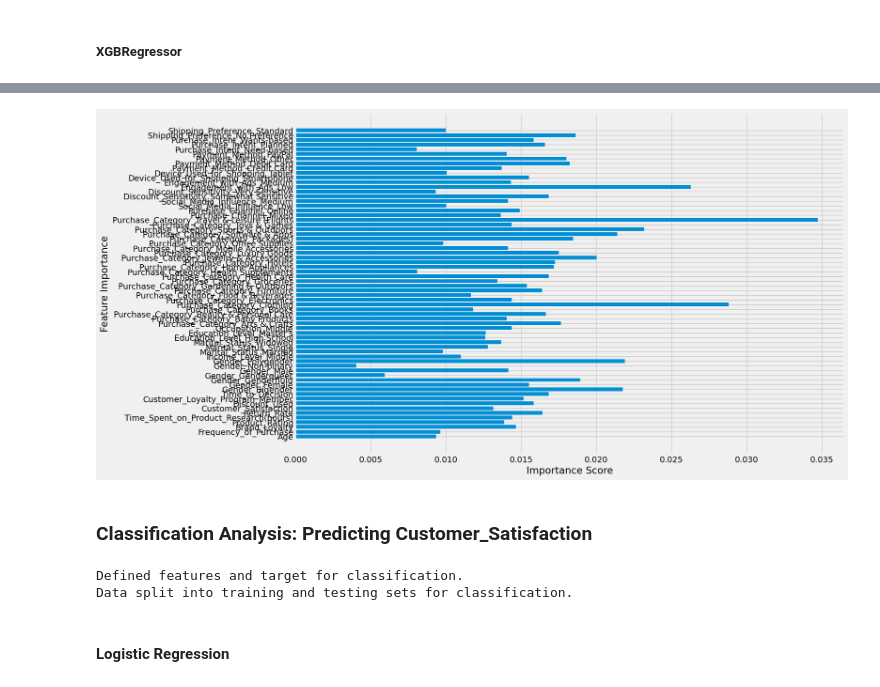
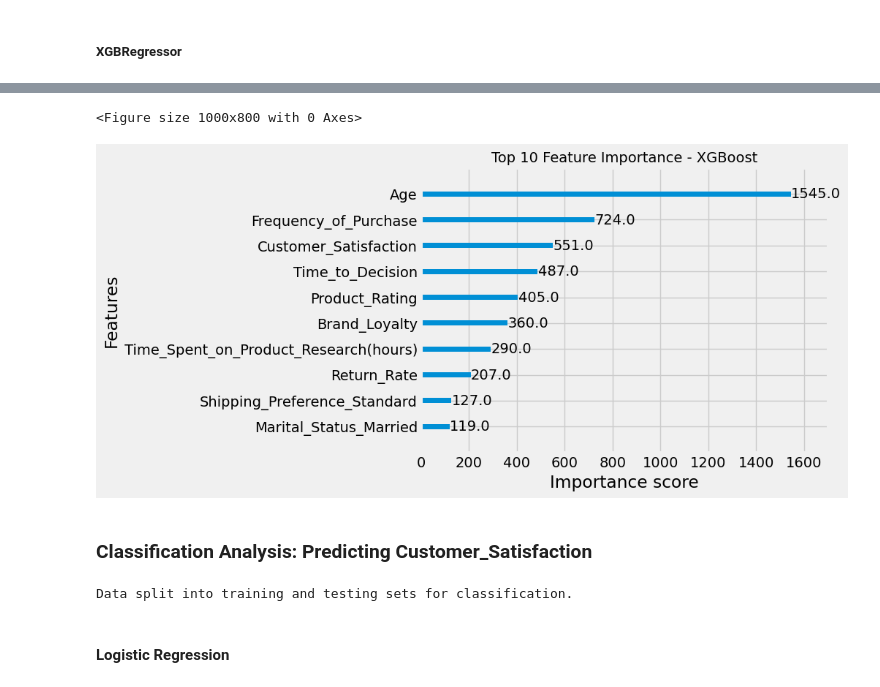
Before and after one commit to codeteme/IDS706_ConsumerBehavior_Analysis, a Jupyter notebook: src/main.ipynb, the cells around one changed output, grey strips where cells are left out. Cells and saved outputs as stored; diff of their text form; code cells hidden in the pictures.

```diff
--- a/src/main.ipynb
+++ b/src/main.ipynb
@@ -77,0 +108,3 @@ assert data["Purchase_Amount"].dtype == "float64"
+# %%
+# convert to datatime
+data["Time_of_Purchase"] = pd.to_datetime(data["Time_of_Purchase"], errors="coerce")
@@ -146,13 +208,16 @@ plt.show()
 # %% [markdown]
 ### Data Transformation & Feature Engineering
 # %%
+# Drop irrelevant columns
+object_cols = data.select_dtypes(include=["object", "datetime64[ns]"]).columns.tolist()
+data = data.drop(object_cols, axis=1)
+
+# Categorical feature counts
+string_cols = data.select_dtypes(include=["category"]).columns.tolist()
+
 # One-hot encode categorical features
-cols_to_onehot = (
-    data[string_cols]
-    .drop(["Customer_ID", "Time_of_Purchase", "Location"], axis=1)
-    .columns.tolist()
-)
-data_encoded = pd.get_dummies(data, columns=cols_to_onehot, drop_first=True)
+cols_to_onehot = data[string_cols].columns.tolist()
+data = pd.get_dummies(data, columns=cols_to_onehot, drop_first=True)
 print("Categorical columns have been one-hot encoded.")
 # %% [output]
 Categorical columns have been one-hot encoded.
@@ -185,11 +249,15 @@ Data split into training and testing sets for regression.
 ##### Linear Regression
 # %%
 # Linear Regression Model
-reg = LinearRegression().fit(X_train_reg, y_train_reg)
+reg = LinearRegression()
+reg.fit(X_train_reg, y_train_reg)
 y_pred_reg_lin = reg.predict(X_test_reg)
+
 mse_lin = mean_squared_error(y_test_reg, y_pred_reg_lin)
 rmse_lin = np.sqrt(mse_lin)
+r2_lin = r2_score(y_test_reg, y_pred_reg_lin)
 print(
-    f"Linear Regression | MSE: {mse_lin:.2f}, RMSE: {rmse_lin:.2f}"
-)  # Linear Regression | MSE: 18819.68, RMSE: 137.18
+    f"Linear Regression | MSE: {mse_lin:.2f}, RMSE: {rmse_lin:.2f}",
+    f"Linear Regression | r2: {r2_lin:.2f}, RMSE: {r2_lin:.2f}"
+)  # Linear Regression | MSE: 18819.68, RMSE: 137.18 | r2: -0.08, RMSE: -0.08
 # %% [output]
@@ -222,37 +348,36 @@ XGBoost Regression | MSE: 22890.67, RMSE: 151.30
 # %%
-xgb_importance = xgbreg.feature_importances_
-xgb_features = X_train_reg.columns
-
-plt.figure(figsize=(15, 10))
-plt.barh(xgb_features, xgb_importance)
-plt.xlabel("Importance Score")
-plt.ylabel("Feature Importance")
+plt.figure(figsize=(10,8))
+plot_importance(
+    xgbreg,
+    max_num_features=10,
+    importance_type='weight'
+)
+plt.title("Top 10 Feature Importance - XGBoost", fontsize=14)
+save_fig("Top 10 Feature Importance - XGBoost", tight_layout=False)
 plt.show()
 # %% [output]
+<Figure size 1000x800 with 0 Axes>
-[figure, old version]
+[figure, new version]
 # %% [markdown]
 ### Classification Analysis: Predicting Customer_Satisfaction
 # %%
 # The target variable `Customer_Satisfaction` must be left unscaled
-X_clf = data_final.drop("Customer_Satisfaction", axis=1)
-y_clf = data_final["Customer_Satisfaction"].astype("category")
-print("Defined features and target for classification.")
+X_clf = data.drop("Customer_Satisfaction", axis=1)
+y_clf = data["Customer_Satisfaction"]
 
 # Scale numerical features (excluding the target)
 scaler_clf = StandardScaler()
-X_clf_scaled = X_clf.copy()
 numeric_features_clf = X_clf.select_dtypes(include=np.number).columns.tolist()
-X_clf_scaled[numeric_features_clf] = scaler_clf.fit_transform(
-    X_clf_scaled[numeric_features_clf]
+X_clf[numeric_features_clf] = scaler_clf.fit_transform(
+    X_clf[numeric_features_clf]
 )
 
 # Split data
 X_train_clf, X_test_clf, y_train_clf, y_test_clf = train_test_split(
-    X_clf_scaled, y_clf, test_size=0.2, random_state=42, stratify=y_clf
+    X_clf, y_clf, test_size=0.2, random_state=42, stratify=y_clf
 )
 print("Data split into training and testing sets for classification.")
 # %% [output]
-Defined features and target for classification.
 Data split into training and testing sets for classification.
 # %% [markdown]
 #### Logistic Regression
```
Also changed, not shown: parts of 25 cells of this notebook, 7 other files.
